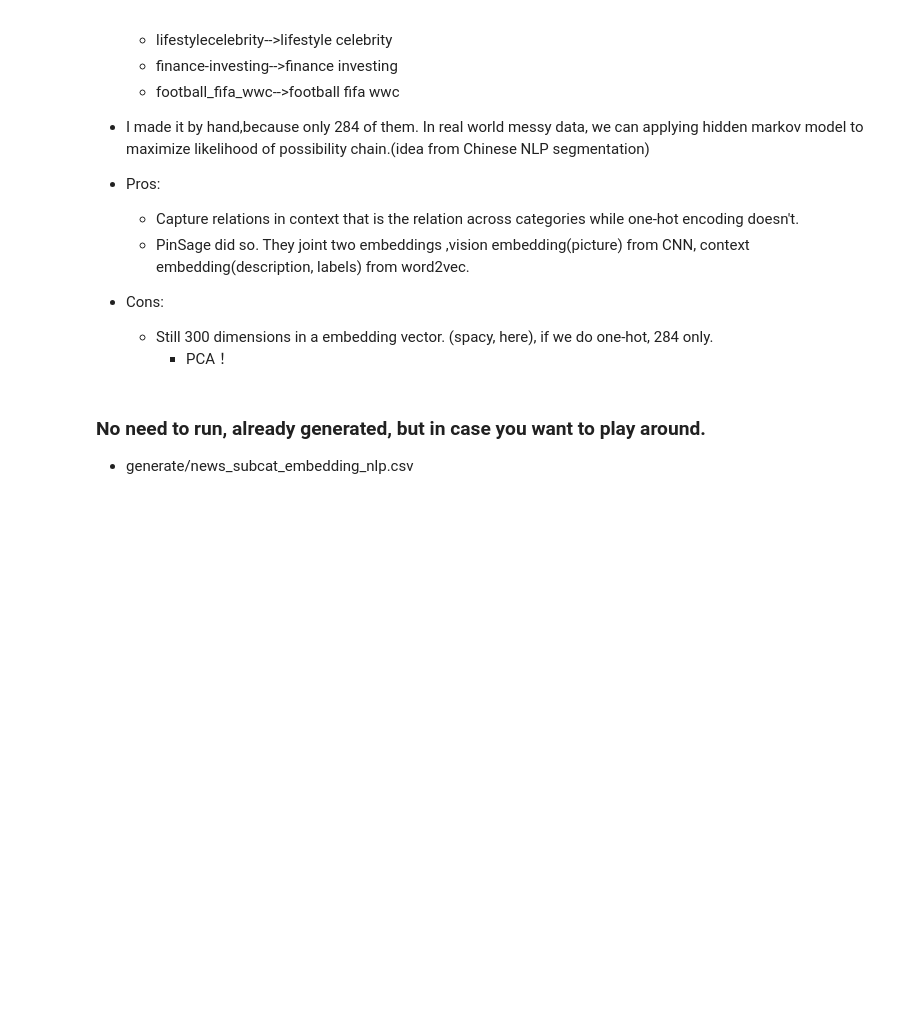
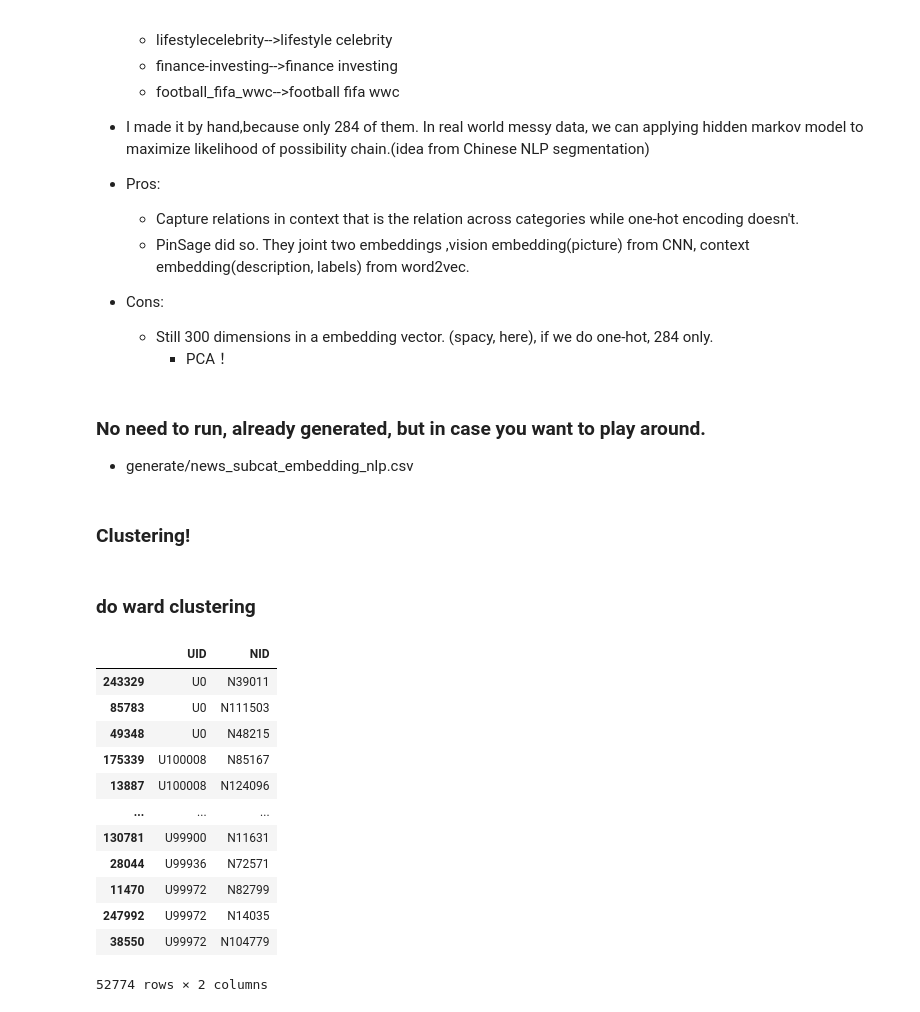
Before and after one commit to hujingwei3303/DM-project, a Jupyter notebook: DM.ipynb, the cells around one changed output. Cells and saved outputs as stored; diff of their text form; code cells hidden in the pictures; blank space fills up the shorter version.

```diff
--- a/DM.ipynb
+++ b/DM.ipynb
@@ -95,3 +104,5 @@ Use nlp embedding, tokenize subcategories
 # %%
 #subcategories = "generate/news_subcategories.csv"
 #pre.createCategoriyEmbeddingNLP(subcategories)
+# %% [markdown]
+### Clustering!
@@ -97,0 +211,2 @@ Use nlp embedding, tokenize subcategories
+# %% [markdown]
+### do ward clustering
@@ -97,0 +220,16 @@ Use nlp embedding, tokenize subcategories
+# %%
+df_user_representation
+# %% [output]
+|  | UID | NID |
+| 243329 | U0 | N39011 |
+| 85783 | U0 | N111503 |
+| 49348 | U0 | N48215 |
+| 175339 | U100008 | N85167 |
+| 13887 | U100008 | N124096 |
+| ... | ... | ... |
+| 130781 | U99900 | N11631 |
+| 28044 | U99936 | N72571 |
+| 11470 | U99972 | N82799 |
+| 247992 | U99972 | N14035 |
+| 38550 | U99972 | N104779 |
+52774 rows × 2 columns
```
Also changed, not shown: parts of 11 cells of this notebook, 1 other file.
